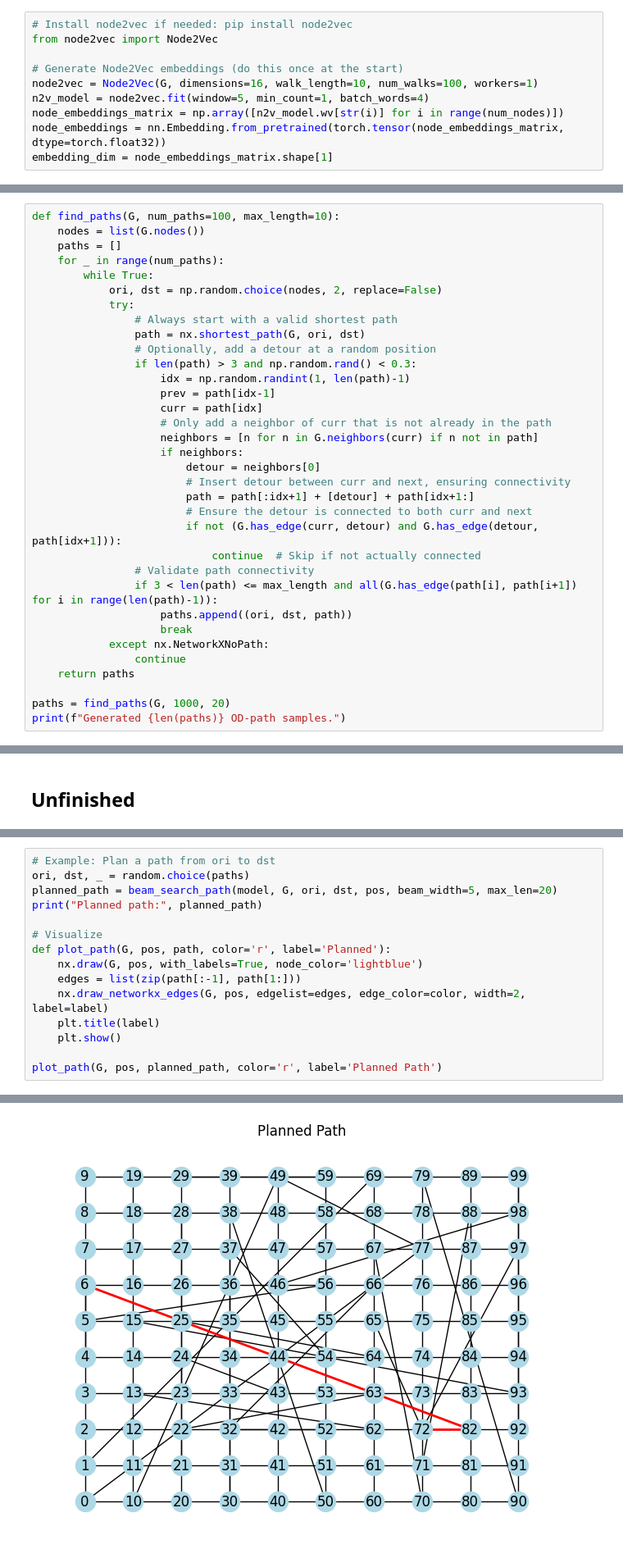
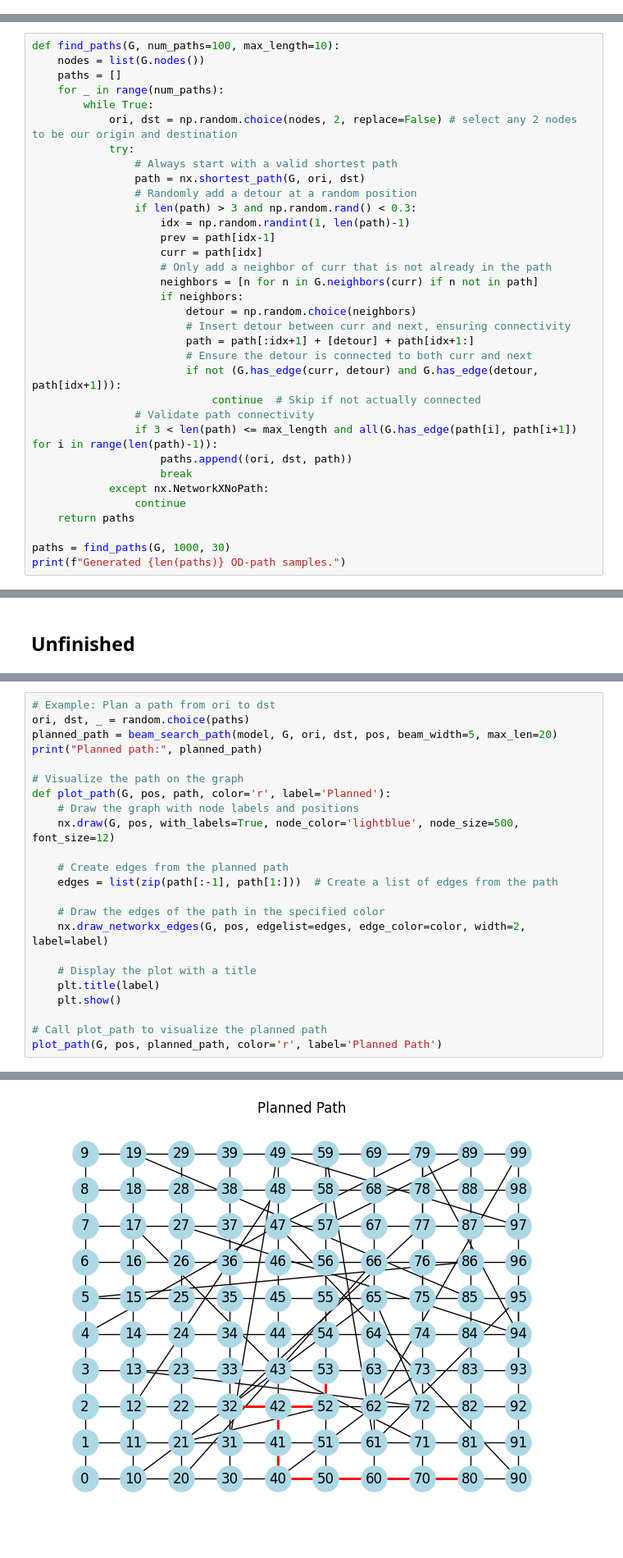
Before and after one commit to Dhruv-x7x/Learning-With-Graphs-Project, a Jupyter notebook: research_2.ipynb, the cells around one changed output, grey strips where cells are left out. Shown at 82% size. Saved outputs shown, nothing was run; the diff lists cells and outputs as text.

```diff
--- a/research_2.ipynb
+++ b/research_2.ipynb
@@ -47,13 +52,3 @@ plt.show()
 print(pos)
 # %% [output]
 {0: (0, 0), 1: (0, 1), 2: (0, 2), 3: (0, 3), 4: (0, 4), 5: (0, 5), 6: (0, 6), 7: (0, 7), 8: (0, 8), 9: (0, 9), 10: (1, 0), 11: (1, 1), 12: (1, 2), 13: (1, 3), 14: (1, 4), 15: (1, 5), 16: (1, 6), 17: ( ...
-# %%
-# Install node2vec if needed: pip install node2vec
-from node2vec import Node2Vec
-
-# Generate Node2Vec embeddings (do this once at the start)
-node2vec = Node2Vec(G, dimensions=16, walk_length=10, num_walks=100, workers=1)
-n2v_model = node2vec.fit(window=5, min_count=1, batch_words=4)
-node_embeddings_matrix = np.array([n2v_model.wv[str(i)] for i in range(num_nodes)])
-node_embeddings = nn.Embedding.from_pretrained(torch.tensor(node_embeddings_matrix, dtype=torch.float32))
-embedding_dim = node_embeddings_matrix.shape[1]
@@ -118,11 +139,11 @@ def find_paths(G, num_paths=100, max_length=10):
     paths = []
     for _ in range(num_paths):
         while True:
-            ori, dst = np.random.choice(nodes, 2, replace=False)
+            ori, dst = np.random.choice(nodes, 2, replace=False) # select any 2 nodes to be our origin and destination
             try:
                 # Always start with a valid shortest path
                 path = nx.shortest_path(G, ori, dst)
-                # Optionally, add a detour at a random position
+                # Randomly add a detour at a random position
                 if len(path) > 3 and np.random.rand() < 0.3:
                     idx = np.random.randint(1, len(path)-1)
                     prev = path[idx-1]
@@ -130,7 +151,7 @@ def find_paths(G, num_paths=100, max_length=10):
                     # Only add a neighbor of curr that is not already in the path
                     neighbors = [n for n in G.neighbors(curr) if n not in path]
                     if neighbors:
-                        detour = neighbors[0]
+                        detour = np.random.choice(neighbors)
                         # Insert detour between curr and next, ensuring connectivity
                         path = path[:idx+1] + [detour] + path[idx+1:]
                         # Ensure the detour is connected to both curr and next
@@ -144,7 +165,7 @@ def find_paths(G, num_paths=100, max_length=10):
                 continue
     return paths
 
-paths = find_paths(G, 1000, 20)
+paths = find_paths(G, 1000, 30)
 print(f"Generated {len(paths)} OD-path samples.")
 # %% [output]
 Generated 1000 OD-path samples.
@@ -336,13 +558,21 @@ ori, dst, _ = random.choice(paths)
 planned_path = beam_search_path(model, G, ori, dst, pos, beam_width=5, max_len=20)
 print("Planned path:", planned_path)
 
-# Visualize
+# Visualize the path on the graph
 def plot_path(G, pos, path, color='r', label='Planned'):
-    nx.draw(G, pos, with_labels=True, node_color='lightblue')
-    edges = list(zip(path[:-1], path[1:]))
+    # Draw the graph with node labels and positions
+    nx.draw(G, pos, with_labels=True, node_color='lightblue', node_size=500, font_size=12)
+
+    # Create edges from the planned path
+    edges = list(zip(path[:-1], path[1:]))  # Create a list of edges from the path
+
+    # Draw the edges of the path in the specified color
     nx.draw_networkx_edges(G, pos, edgelist=edges, edge_color=color, width=2, label=label)
+
+    # Display the plot with a title
     plt.title(label)
     plt.show()
 
+# Call plot_path to visualize the planned path
 plot_path(G, pos, planned_path, color='r', label='Planned Path')
 # %% [output]
@@ -350 +580 @@ Planned path: [72, 82, 6]
-[figure, old version]
+[figure, new version]
```
Also changed, not shown: parts of 14 cells of this notebook.
